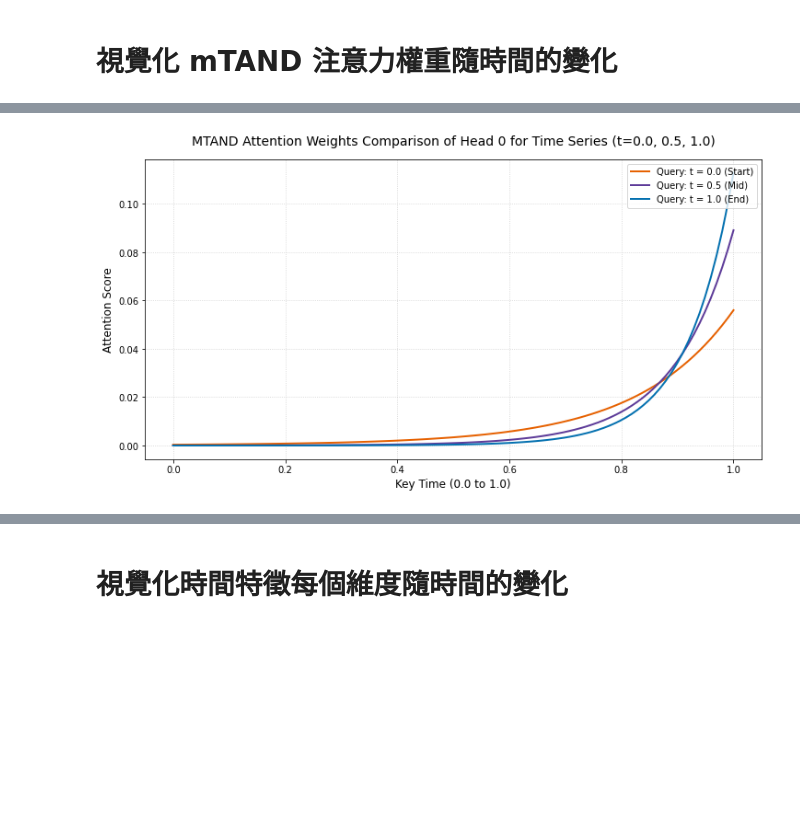
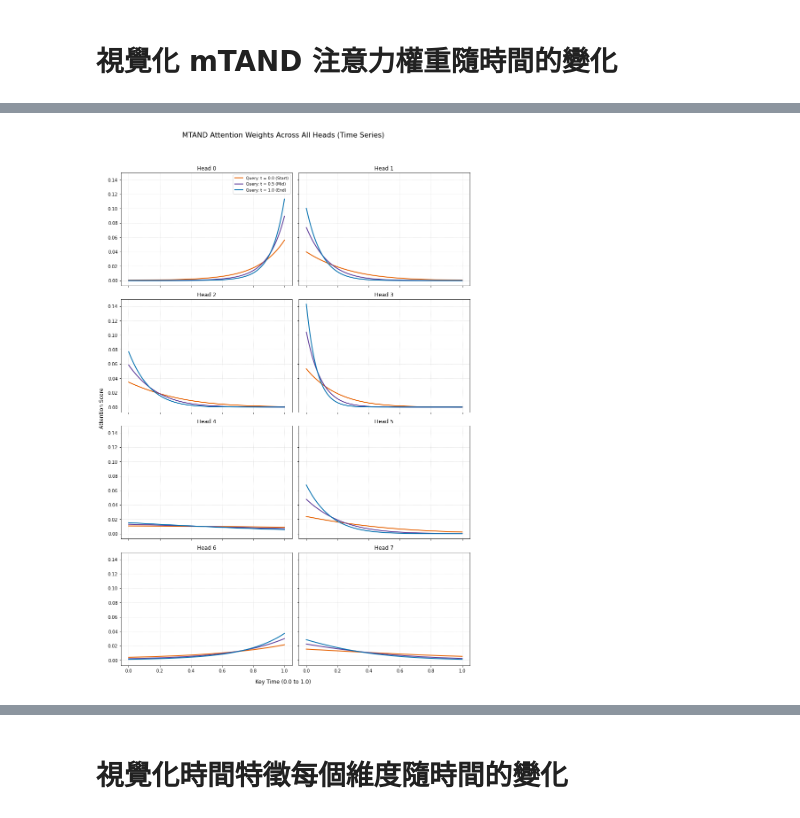
Before and after one commit to xianggu92/Master, a Jupyter notebook: implementations/FuseMoE/src/analysis/visualize_mtand_attn.ipynb, the cells around one changed output, grey strips where cells are left out. Saved outputs shown, nothing was run; the diff lists cells and outputs as text; code cells hidden in the pictures; blank space fills up the shorter version.

```diff
--- a/implementations/FuseMoE/src/analysis/visualize_mtand_attn.ipynb
+++ b/implementations/FuseMoE/src/analysis/visualize_mtand_attn.ipynb
@@ -99,82 +99,98 @@ for subdir, dirs, files in os.walk(rootdir):
 
         keys_emb = model.learn_time_embedding(key_times) # [1, 100, time_dim]
 
-        # ----------------------------------------------------
-        # 提取各模態的 Key 轉換矩陣 (來自 linears[1])
-        # ----------------------------------------------------
+        # 提取各模態的 Key 轉換矩陣
         num_heads = args.num_heads
         embed_time = args.embed_time
         embed_time_k = embed_time // num_heads
-
+        print(model.time_attn_ts.linears[1](keys_emb).shape)
         k_transformed_ts = model.time_attn_ts.linears[1](keys_emb).view(keys_emb.size(0), -1, num_heads, embed_time_k).transpose(1, 2) # [1, h, 100, h_dim]
         d_k_ts = k_transformed_ts.size(-1)
 
-        # 檢查模型是否包含文字模態，若有則提取文字的 Key 轉換
         has_text = hasattr(model, 'time_attn_text') and model.time_attn_text is not None
         if has_text:
-            k_transformed_text = model.time_attn_text.linears[1](keys_emb).view(keys_emb.size(0), -1, num_heads, embed_time_k).transpose(1, 2) # [1, h, 100, h_dim]
+            k_transformed_text = model.time_attn_text.linears[1](keys_emb).view(keys_emb.size(0), -1, num_heads, embed_time_k).transpose(1, 2)
             d_k_text = k_transformed_text.size(-1)
 
         # 2. 定義三個想要測試的 Query 時間點
         queries = {
-            't = 0.0 (Start)': torch.tensor([[0.0]], dtype=torch.float32, device=device), # [1, 1]
+            't = 0.0 (Start)': torch.tensor([[0.0]], dtype=torch.float32, device=device),
             't = 0.5 (Mid)': torch.tensor([[0.5]], dtype=torch.float32, device=device),
             't = 1.0 (End)': torch.tensor([[1.0]], dtype=torch.float32, device=device)
         }
 
-        # 設定色彩與圖表基礎設定
+        # 設定色彩
         colors = {'t = 0.0 (Start)': '#E66101', 't = 0.5 (Mid)': '#5E3C99', 't = 1.0 (End)': '#0571B0'}
         os.makedirs(os.path.join(args.ck_file_path, 'images'), exist_ok=True)
 
+        # 計算子圖的網格排列（假設 num_heads=4，會排成 2x2；若 num_heads=2，則排成 1x2）
+        ncols = 2 if num_heads >= 2 else 1
+        nrows = math.ceil(num_heads / ncols)
+
+        # ====================================================
+        # 繪製 1. 時間序列 (Time Series) 的 All Heads Plot
+        # ====================================================
+        fig_ts, axes_ts = plt.subplots(nrows, ncols, figsize=(6 * ncols, 4.5 * nrows), sharex=True, sharey=True)
+        # 將 axes 展平方便用索引處理 (處理單個子圖或多個子圖的情況)
+        axes_ts = axes_ts.flatten() if num_heads > 1 else [axes_ts]
+
         for head in range(num_heads):
-            # ====================================================
-            # 繪製 1. 時間序列 (Time Series) 的 Attention Weights
-            # ====================================================
-            plt.figure(figsize=(12, 6))
+            ax = axes_ts[head]
             for label, q_time in queries.items():
                 query_emb = model.learn_time_embedding(q_time)
-                q_transformed = model.time_attn_ts.linears[0](query_emb).view(query_emb.size(0), -1, num_heads, embed_time_k).transpose(1, 2) # [1, h, 1, h_dim]
-                scores = torch.matmul(q_transformed, k_transformed_ts.transpose(-2, -1)) / (d_k_ts ** 0.5) # [1, h, 1, 100]
+                q_transformed = model.time_attn_ts.linears[0](query_emb).view(query_emb.size(0), -1, num_heads, embed_time_k).transpose(1, 2)
+                scores = torch.matmul(q_transformed, k_transformed_ts.transpose(-2, -1)) / (d_k_ts ** 0.5)
                 attention_weights = F.softmax(scores, dim=-1).squeeze(0).cpu().numpy() # [h, 1, 100]
 
-                plt.plot(times_np, attention_weights[head, 0, :], label=f'Query: {label}', color=colors[label], linewidth=2)
+                ax.plot(times_np, attention_weights[head, 0, :], label=f'Query: {label}', color=colors[label], linewidth=2)
 
-            plt.title(f'MTAND Attention Weights Comparison of Head {head} for Time Series (t=0.0, 0.5, 1.0)', fontsize=14, pad=15)
-            plt.xlabel('Key Time (0.0 to 1.0)', fontsize=12)
-            plt.ylabel('Attention Score', fontsize=12)
-            plt.grid(True, linestyle=':', alpha=0.6)
-            plt.legend(loc='upper right', frameon=True)
+            ax.set_title(f'Head {head}', fontsize=12)
+            ax.grid(True, linestyle=':', alpha=0.6)
+            if head == 0:  # 只在第一個子圖顯示 legend 避免畫面太亂
+                ax.legend(loc='upper right', frameon=True, fontsize=9)
 
-            save_path_ts = os.path.join(args.ck_file_path, 'images', f'mtand_attention_ts_head_{head}.png')
-            plt.savefig(save_path_ts, transparent=False, facecolor='white')
-            plt.show()
-            plt.close()
+        # 設定整張大圖的標題與軸標籤
+        fig_ts.suptitle('MTAND Attention Weights Across All Heads (Time Series)', fontsize=16, y=0.98)
+        fig_ts.text(0.5, 0.02, 'Key Time (0.0 to 1.0)', ha='center', fontsize=12)
+        fig_ts.text(0.02, 0.5, 'Attention Score', va='center', rotation='vertical', fontsize=12)
 
-            # ====================================================
-            # 繪製 2. 文字模態 (Text) 的 Attention Weights (新增部分)
-            # ====================================================
-            if has_text:
-                plt.figure(figsize=(12, 6))
+        plt.tight_layout(rect=[0.03, 0.03, 1, 0.95])
+        save_path_ts = os.path.join(args.ck_file_path, 'images', 'mtand_attention_ts_all_heads.png')
+        plt.savefig(save_path_ts, transparent=False, facecolor='white')
+        plt.show()
+        plt.close()
+
+        # ====================================================
+        # 繪製 2. 文字模態 (Text) 的 All Heads Plot (新增部分)
+        # ====================================================
+        if has_text:
+            fig_txt, axes_txt = plt.subplots(nrows, ncols, figsize=(6 * ncols, 4.5 * nrows), sharex=True, sharey=True)
+            axes_txt = axes_txt.flatten() if num_heads > 1 else [axes_txt]
+
+            for head in range(num_heads):
+                ax = axes_txt[head]
                 for label, q_time in queries.items():
                     query_emb = model.learn_time_embedding(q_time)
-                    # 使用文字模態專屬的 linears[0]
                     q_transformed = model.time_attn_text.linears[0](query_emb).view(query_emb.size(0), -1, num_heads, embed_time_k).transpose(1, 2)
 
-                    # 與文字模態轉換後的 Key 計算點積注意力
                     scores = torch.matmul(q_transformed, k_transformed_text.transpose(-2, -1)) / (d_k_text ** 0.5)
                     attention_weights = F.softmax(scores, dim=-1).squeeze(0).cpu().numpy()
 
-                    plt.plot(times_np, attention_weights[head, 0, :], label=f'Query: {label}', color=colors[label], linewidth=2)
+                    ax.plot(times_np, attention_weights[head, 0, :], label=f'Query: {label}', color=colors[label], linewidth=2)
 
-                plt.title(f'MTAND Attention Weights Comparison of Head {head} for Text Modality (t=0.0, 0.5, 1.0)', fontsize=14, pad=15)
-                plt.xlabel('Key Time (0.0 to 1.0)', fontsize=12)
-                plt.ylabel('Attention Score', fontsize=12)
-                plt.grid(True, linestyle=':', alpha=0.6)
-                plt.legend(loc='upper right', frameon=True)
+                ax.set_title(f'Head {head}', fontsize=12)
+                ax.grid(True, linestyle=':', alpha=0.6)
+                if head == 0:
+                    ax.legend(loc='upper right', frameon=True, fontsize=9)
 
-                save_path_text = os.path.join(args.ck_file_path, 'images', f'mtand_attention_text_head_{head}.png')
-                plt.savefig(save_path_text, transparent=False, facecolor='white')
-                plt.show()
-                plt.close()
+            fig_txt.suptitle('MTAND Attention Weights Across All Heads (Text Modality)', fontsize=16, y=0.98)
+            fig_txt.text(0.5, 0.02, 'Key Time (0.0 to 1.0)', ha='center', fontsize=12)
+            fig_txt.text(0.02, 0.5, 'Attention Score', va='center', rotation='vertical', fontsize=12)
+
+            plt.tight_layout(rect=[0.03, 0.03, 1, 0.95])
+            save_path_text = os.path.join(args.ck_file_path, 'images', 'mtand_attention_text_all_heads.png')
+            plt.savefig(save_path_text, transparent=False, facecolor='white')
+            plt.show()
+            plt.close()
 # %% [output]
 ../run/TS_Text/ihm-48-notes_TS_Text_TS_mTAND_64_Text_mTAND_64_layer1_moe_['laplace']_joint_[16, 5]_top_[4, 4]_batch_0.0004_8_8_128_1_2_512/f1/1.pth.tar
@@ -181 +198 @@ for subdir, dirs, files in os.walk(rootdir):
-[figure, old version]
+[figure, new version]
```
Also changed, not shown: parts of 1 cell of this notebook.
